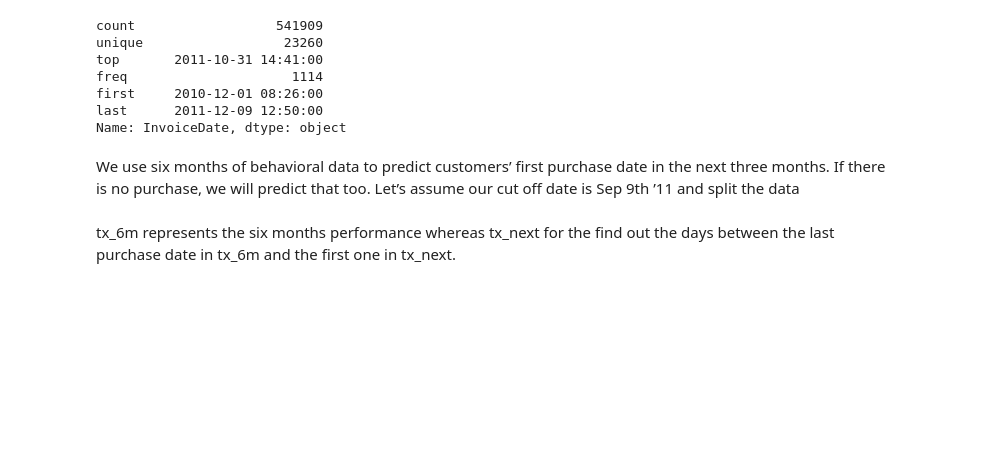
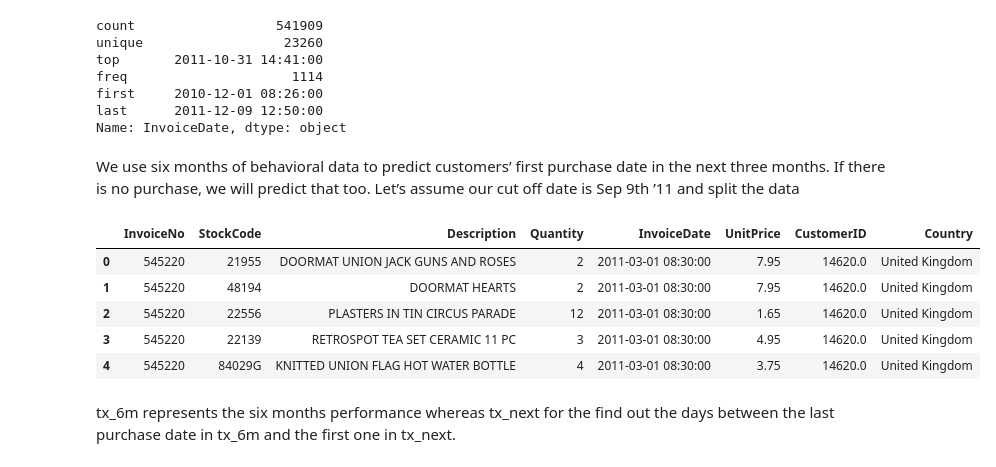
Before and after one commit to ryan13/Projects_prototype, a Jupyter notebook: Marketing_analytics/NextPurchase_prediction.ipynb, the cells around one changed output. Cells and saved outputs as stored; diff of their text form; code cells hidden in the pictures; blank space fills up the shorter version.

```diff
--- a/Marketing_analytics/NextPurchase_prediction.ipynb
+++ b/Marketing_analytics/NextPurchase_prediction.ipynb
@@ -70,6 +73,15 @@ tx_uk = tx_data.query("Country=='United Kingdom'").reset_index(drop=True)
 We use six months of behavioral data to predict customers’ first purchase date in the next three months. If there is no purchase, we will predict that too. Let’s assume our cut off date is Sep 9th ’11 and split the data
 # %%
 tx_6m = tx_uk[(tx_uk.InvoiceDate < datetime(2011,9,1)) & (tx_uk.InvoiceDate >= datetime(2011,3,1))].reset_index(drop=True)
+# %%
+tx_6m.head()
+# %% [output]
+|  | InvoiceNo | StockCode | Description | Quantity | InvoiceDate | UnitPrice | CustomerID | Country |
+| 0 | 545220 | 21955 | DOORMAT UNION JACK GUNS AND ROSES | 2 | 2011-03-01 08:30:00 | 7.95 | 14620.0 | United Kingdom |
+| 1 | 545220 | 48194 | DOORMAT HEARTS | 2 | 2011-03-01 08:30:00 | 7.95 | 14620.0 | United Kingdom |
+| 2 | 545220 | 22556 | PLASTERS IN TIN CIRCUS PARADE | 12 | 2011-03-01 08:30:00 | 1.65 | 14620.0 | United Kingdom |
+| 3 | 545220 | 22139 | RETROSPOT TEA SET CERAMIC 11 PC | 3 | 2011-03-01 08:30:00 | 4.95 | 14620.0 | United Kingdom |
+| 4 | 545220 | 84029G | KNITTED UNION FLAG HOT WATER BOTTLE | 4 | 2011-03-01 08:30:00 | 3.75 | 14620.0 | United Kingdom |
 # %% [markdown]
 tx_6m represents the six months performance whereas tx_next for the find out the days between the last purchase date in tx_6m and the first one in tx_next.
 # %%
```
Also changed, not shown: parts of 27 cells of this notebook.
